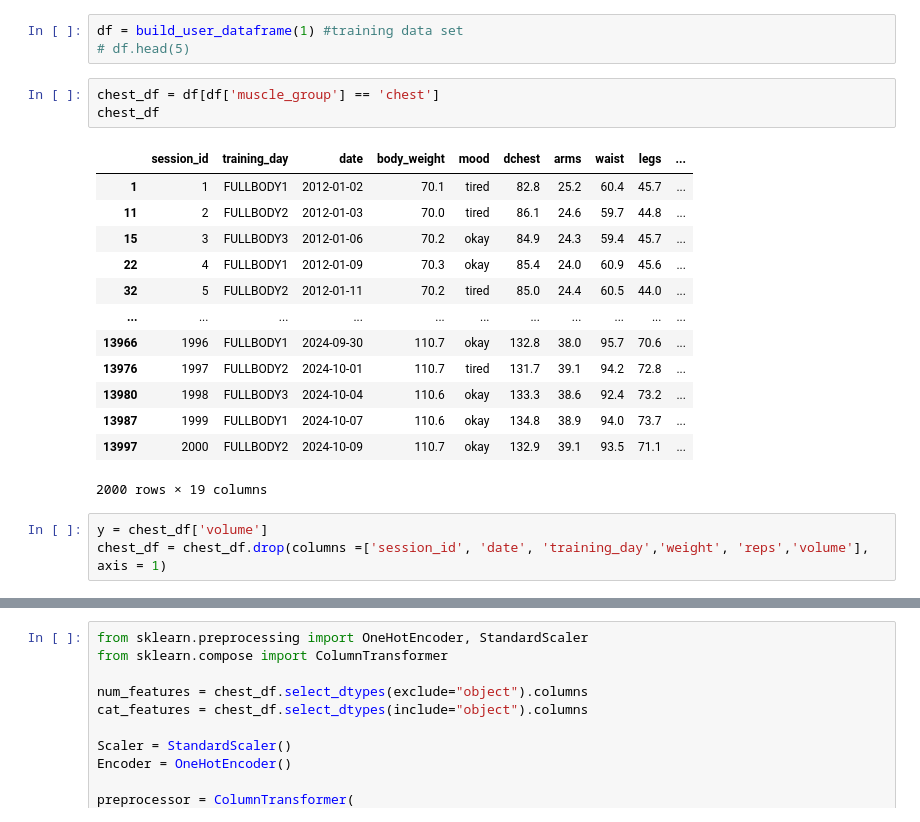
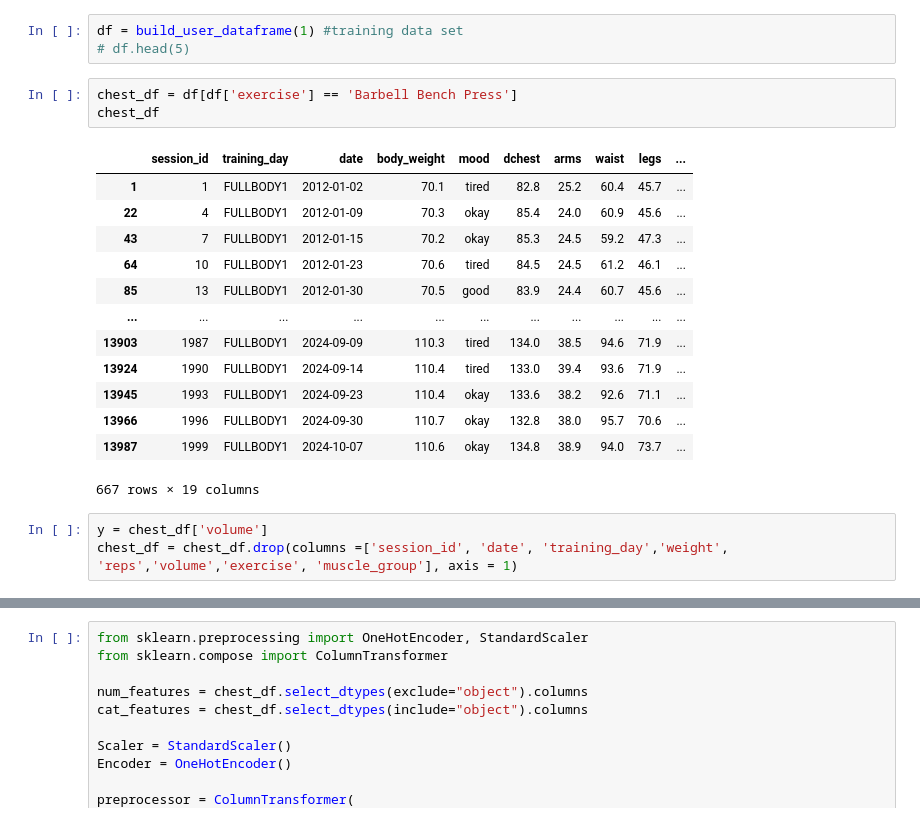
Before and after one commit to viderson/gym_pipeline, a Jupyter notebook: analysis/model_training.ipynb, the cells around one changed output, grey strips where cells are left out. Cells and saved outputs as stored; diff of their text form.

```diff
--- a/analysis/model_training.ipynb
+++ b/analysis/model_training.ipynb
@@ -25,25 +25,25 @@ from dataframe_builder import build_user_dataframe
 df = build_user_dataframe(1) #training data set
 # df.head(5)
 # %%
-chest_df = df[df['muscle_group'] == 'chest']
+chest_df = df[df['exercise'] == 'Barbell Bench Press']
 chest_df
 # %% [output]
 |  | session_id | training_day | date | body_weight | mood | dchest | arms | waist | legs | ... |
 | 1 | 1 | FULLBODY1 | 2012-01-02 | 70.1 | tired | 82.8 | 25.2 | 60.4 | 45.7 | ... |
-| 11 | 2 | FULLBODY2 | 2012-01-03 | 70.0 | tired | 86.1 | 24.6 | 59.7 | 44.8 | ... |
-| 15 | 3 | FULLBODY3 | 2012-01-06 | 70.2 | okay | 84.9 | 24.3 | 59.4 | 45.7 | ... |
 | 22 | 4 | FULLBODY1 | 2012-01-09 | 70.3 | okay | 85.4 | 24.0 | 60.9 | 45.6 | ... |
-| 32 | 5 | FULLBODY2 | 2012-01-11 | 70.2 | tired | 85.0 | 24.4 | 60.5 | 44.0 | ... |
+| 43 | 7 | FULLBODY1 | 2012-01-15 | 70.2 | okay | 85.3 | 24.5 | 59.2 | 47.3 | ... |
+| 64 | 10 | FULLBODY1 | 2012-01-23 | 70.6 | tired | 84.5 | 24.5 | 61.2 | 46.1 | ... |
+| 85 | 13 | FULLBODY1 | 2012-01-30 | 70.5 | good | 83.9 | 24.4 | 60.7 | 45.6 | ... |
 | ... | ... | ... | ... | ... | ... | ... | ... | ... | ... | ... |
+| 13903 | 1987 | FULLBODY1 | 2024-09-09 | 110.3 | tired | 134.0 | 38.5 | 94.6 | 71.9 | ... |
+| 13924 | 1990 | FULLBODY1 | 2024-09-14 | 110.4 | tired | 133.0 | 39.4 | 93.6 | 71.9 | ... |
+| 13945 | 1993 | FULLBODY1 | 2024-09-23 | 110.4 | okay | 133.6 | 38.2 | 92.6 | 71.1 | ... |
 | 13966 | 1996 | FULLBODY1 | 2024-09-30 | 110.7 | okay | 132.8 | 38.0 | 95.7 | 70.6 | ... |
-| 13976 | 1997 | FULLBODY2 | 2024-10-01 | 110.7 | tired | 131.7 | 39.1 | 94.2 | 72.8 | ... |
-| 13980 | 1998 | FULLBODY3 | 2024-10-04 | 110.6 | okay | 133.3 | 38.6 | 92.4 | 73.2 | ... |
 | 13987 | 1999 | FULLBODY1 | 2024-10-07 | 110.6 | okay | 134.8 | 38.9 | 94.0 | 73.7 | ... |
-| 13997 | 2000 | FULLBODY2 | 2024-10-09 | 110.7 | okay | 132.9 | 39.1 | 93.5 | 71.1 | ... |
-2000 rows × 19 columns
+667 rows × 19 columns
 # %%
 y = chest_df['volume']
-chest_df = chest_df.drop(columns =['session_id', 'date', 'training_day','weight', 'reps','volume'], axis = 1)
+chest_df = chest_df.drop(columns =['session_id', 'date', 'training_day','weight', 'reps','volume','exercise', 'muscle_group'], axis = 1)
 # %%
 chest_df
 # %% [output]
```
Also changed, not shown: parts of 13 cells of this notebook, 9 other files.
